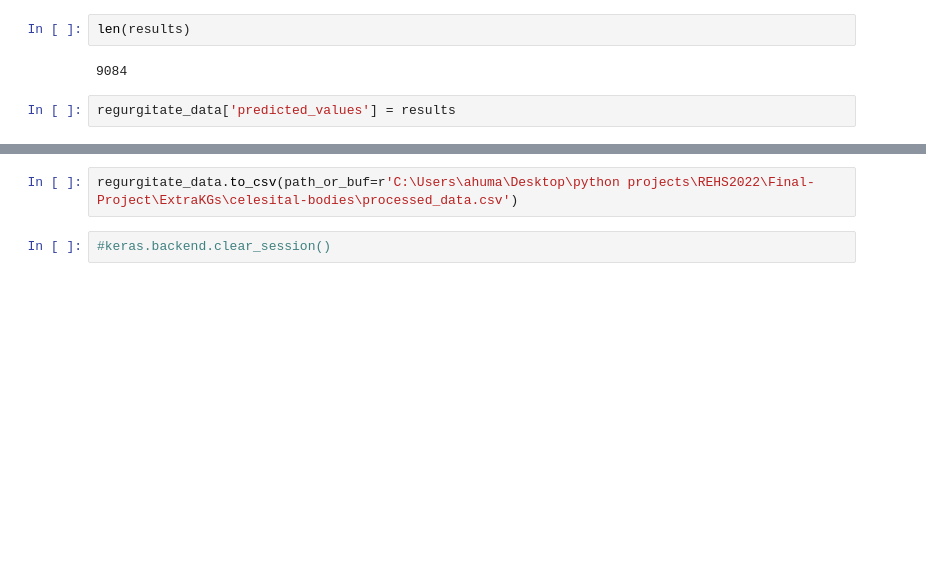
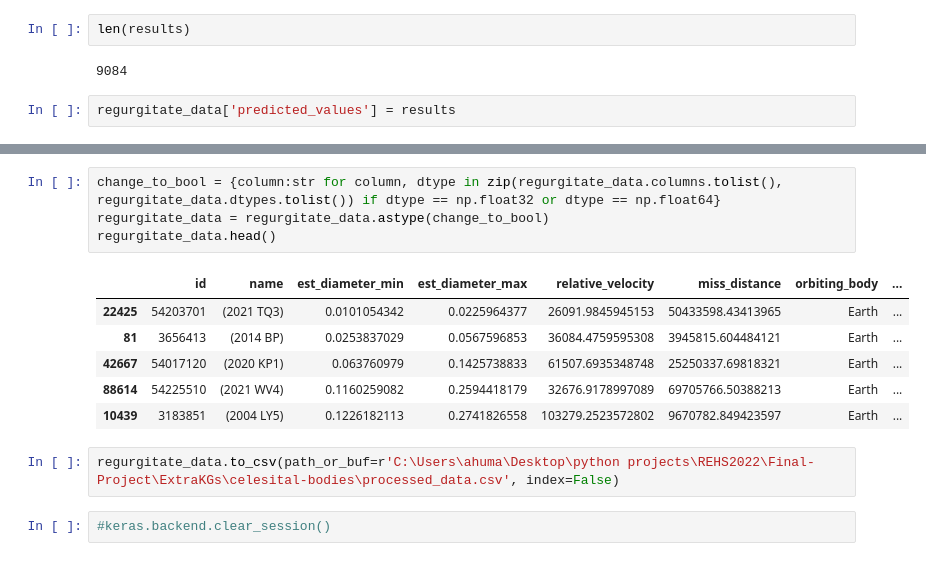
Before and after one commit to sdsc-hpc-students/REHS2022, a Jupyter notebook: Final-Project/Final-project-notebooks/asteroid-classification.ipynb, the cells around one changed output, grey strips where cells are left out. Saved outputs shown, nothing was run; the diff lists cells and outputs as text; blank space fills up the shorter version.

```diff
--- a/Final-Project/Final-project-notebooks/asteroid-classification.ipynb
+++ b/Final-Project/Final-project-notebooks/asteroid-classification.ipynb
@@ -247,4 +259,15 @@ regurgitate_data.head()
+# %%
+change_to_bool = {column:str for column, dtype in zip(regurgitate_data.columns.tolist(), regurgitate_data.dtypes.tolist()) if dtype == np.float32 or dtype == np.float64}
+regurgitate_data = regurgitate_data.astype(change_to_bool)
+regurgitate_data.head()
+# %% [output]
+|  | id | name | est_diameter_min | est_diameter_max | relative_velocity | miss_distance | orbiting_body | ... |
+| 22425 | 54203701 | (2021 TQ3) | 0.0101054342 | 0.0225964377 | 26091.9845945153 | 50433598.43413965 | Earth | ... |
+| 81 | 3656413 | (2014 BP) | 0.0253837029 | 0.0567596853 | 36084.4759595308 | 3945815.604484121 | Earth | ... |
+| 42667 | 54017120 | (2020 KP1) | 0.063760979 | 0.1425738833 | 61507.6935348748 | 25250337.69818321 | Earth | ... |
+| 88614 | 54225510 | (2021 WV4) | 0.1160259082 | 0.2594418179 | 32676.9178997089 | 69705766.50388213 | Earth | ... |
+| 10439 | 3183851 | (2004 LY5) | 0.1226182113 | 0.2741826558 | 103279.2523572802 | 9670782.849423597 | Earth | ... |
 # %%
-regurgitate_data.to_csv(path_or_buf=r'C:\Users\ahuma\Desktop\python projects\REHS2022\Final-Project\ExtraKGs\celesital-bodies\processed_data.csv')
+regurgitate_data.to_csv(path_or_buf=r'C:\Users\ahuma\Desktop\python projects\REHS2022\Final-Project\ExtraKGs\celesital-bodies\processed_data.csv', index=False)
 # %%
 #keras.backend.clear_session()
```
Also changed, not shown: parts of 6 cells of this notebook.
